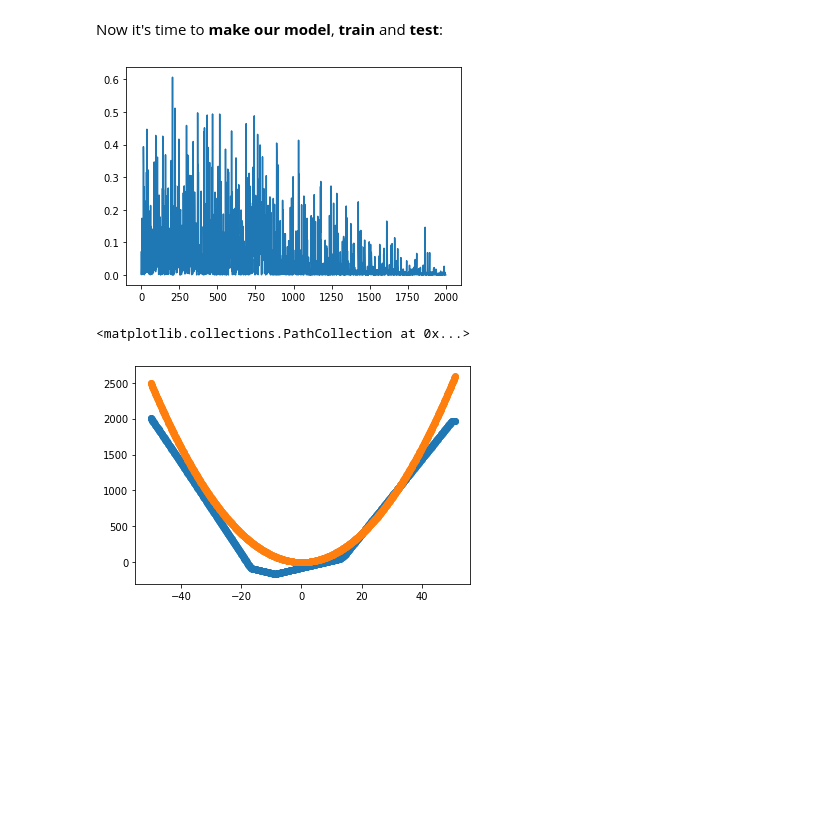
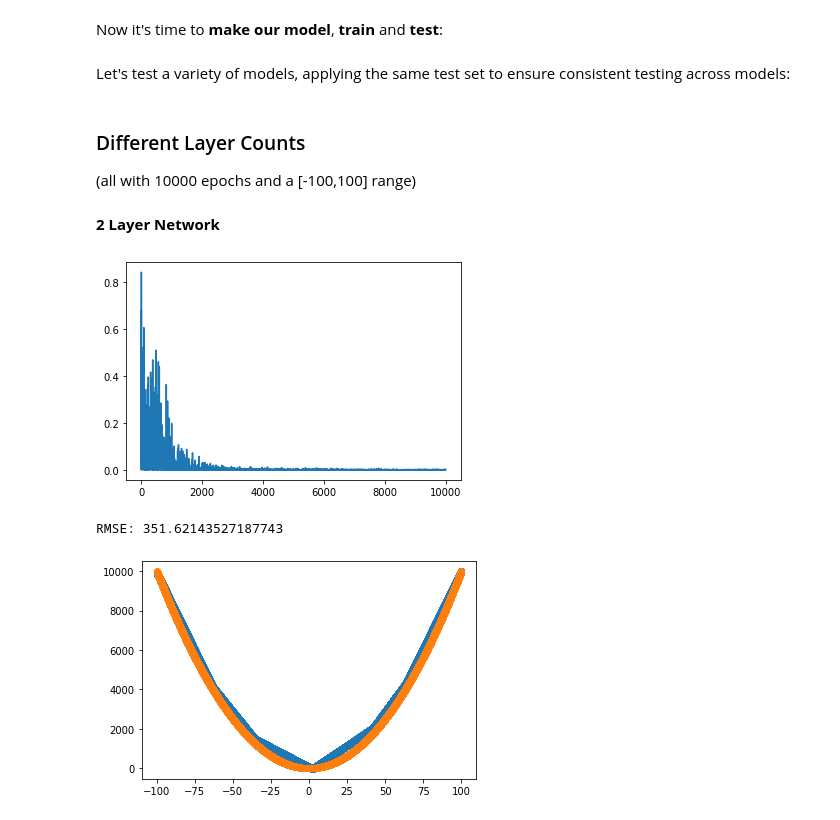
Before and after one commit to HydraulicSheep/superStats, a Jupyter notebook: Function Approximation.ipynb, the cells around one changed output. Saved outputs shown, nothing was run; the diff lists cells and outputs as text; code cells hidden in the pictures; blank space fills up the shorter version.

```diff
--- a/Function Approximation.ipynb
+++ b/Function Approximation.ipynb
@@ -547,44 +617,27 @@ LEARNING_RATE = 0.1
+# %% [markdown]
+Let's test a variety of models, applying the same test set to ensure consistent testing across models:
+# %%
+test_set = np.random.random_sample(10000)*(100-(-100)) + -100
+# %% [markdown]
+ ### Different Layer Counts
+ (all with 10000 epochs and a [-100,100] range)
+# %% [markdown]
+**2 Layer Network**
 # %%
+# Input of a single number
 first_layer = InputLayer(1)
+
+# Creates 2 Dense RELU Layers of 10 neurons
 prev_layer = first_layer
 for i in range(2):
     layer = DenseLayer(10, relu, prev_layer)
     prev_layer = layer
+
+
+# Output of a single number
 last_layer = DenseLayer(1,identity,prev_layer)
+train_and_test(10000, first_layer, last_layer, -100, 100, test_set)
+# %% [output]
+[figure, added]
+RMSE: 351.62143527187743
+[figure, added]
-# %%
-import random
-loss = []
-x = np.asarray([i for i in np.arange(-50,51,0.1)])
-y = np.asarray([i**2.0 for i in x])
-
-
-x_min = min(x)
-x_max = max(x)
-
-y_min = min(y)
-y_max = max(y)
-for i in range(2000):
-    x_val = x[random.randint(0,len(x)-1)]
-    x1 = (x_val-x_min)/(x_max-x_min)
-    first_layer.forward_propagate([x1])
-    a = lambda x: (x**2 - y_min)/(y_max-y_min)
-    loss.append((last_layer.neurons[0].value-a(x_val))**2)
-
-    last_layer.back_propagate(a(x_val))
-
-    if (i%10):
-        first_layer.store_weights()
-plt.plot(np.array(loss))
-plt.show()
-
-vals = []
-for i in x:
-    first_layer.forward_propagate([(i-x_min)/(x_max-x_min)])
-    vals.append(last_layer.neurons[0].result*(y_max-y_min) + y_min)
-
-plt.scatter(x,vals)
-plt.scatter(x,y)
-# %% [output]
-[figure, removed]
-<matplotlib.collections.PathCollection at 0x...>
-[figure, removed]
```
Also changed, not shown: parts of 37 cells of this notebook.
